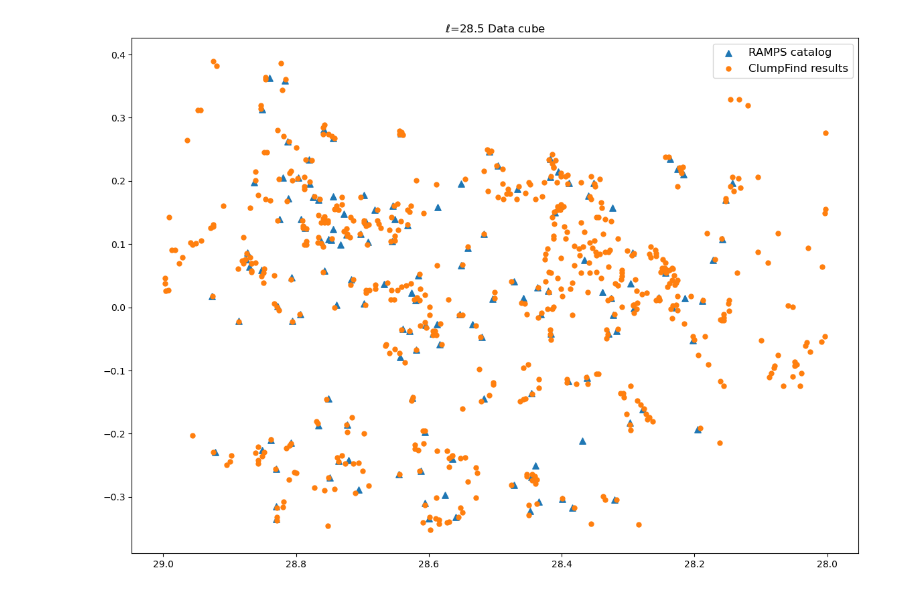
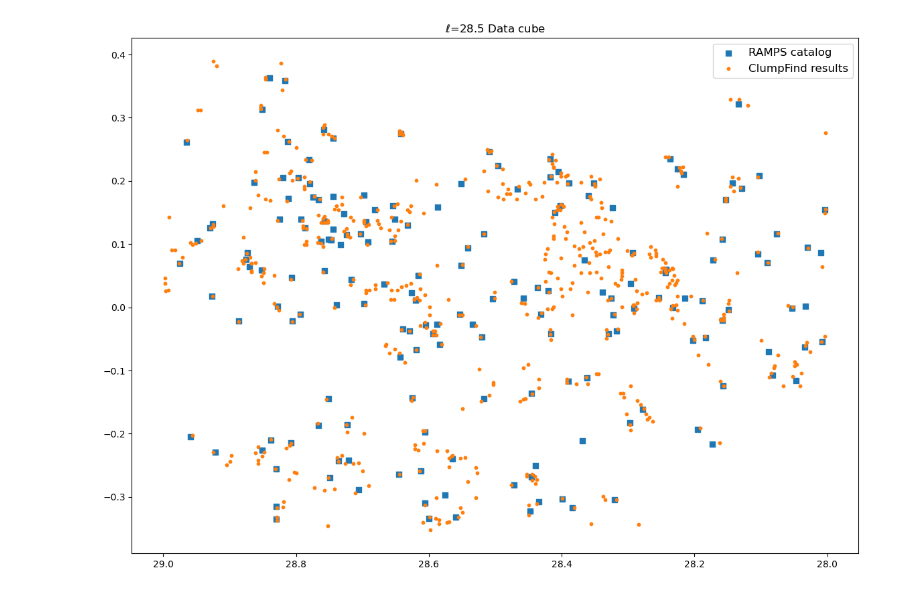
Before and after one commit to harrisonfwest/GBO-REU, a Jupyter notebook: Notebooks/RAMPS_CLF_Crossmatch.ipynb, the cells around one changed output. Cells and saved outputs as stored; diff of their text form; code cells hidden in the pictures.

Commit message:
progress on RAMPS/CLF matching

```diff
--- a/Notebooks/RAMPS_CLF_Crossmatch.ipynb
+++ b/Notebooks/RAMPS_CLF_Crossmatch.ipynb
@@ -20,0 +23,28 @@ v_eff = v / (u.km/u.s)
+# %%
+_28_5_data = pandas.read_csv('/users/hfwest/GBO-REU/Data/RAMPS_CLF/28_5.txt', sep = '\s+')
+_28_5_data['l'] = np.zeros(shape=len(_28_5_data))
+_28_5_data['b'] = np.zeros(shape=len(_28_5_data))
+_28_5_data['V_LSR'] = np.zeros(shape=len(_28_5_data))
+_28_5_data['ang_size'] = np.zeros(shape= len(_28_5_data))
+
+bound_sky_low = pixel_to_skycoord(max(_28_5_data['x']), min(_28_5_data['y']), Cube.wcs) # Counter-intuitive min/max for l because left = positive
+bound_sky_high = pixel_to_skycoord(min(_28_5_data['x']), max(_28_5_data['y']), Cube.wcs)
+low_l = bound_sky_low.l.value
+high_l = bound_sky_high.l.value
+low_b = bound_sky_low.b.value
+high_b = bound_sky_high.b.value
+
+for idx in range(len(_28_5_data)):
+    sky = pixel_to_skycoord(_28_5_data.iat[idx, 1], _28_5_data.iat[idx, 2], Cube.wcs) # Extract pixel values
+    l_val = sky.l.value
+    b_val = sky.b.value
+    _28_5_data.iat[idx, 11] = l_val
+    _28_5_data.iat[idx, 12] = b_val
+    _28_5_data.iat[idx, 13] = v_eff[_28_5_data.iat[idx,3], _28_5_data.iat[idx, 2], _28_5_data.iat[idx, 1]]
+
+    # Assume pixels in l and b are approximately equally sized
+    pix_ang_size = (high_l - low_l)/Cube.shape[2]
+    _28_5_data.iat[idx, 14] = _28_5_data.iat[idx, 7] * pix_ang_size * 60 # ang_size in arcmin, as in RAMPS catalog
+
+_28_5_data = _28_5_data.drop(columns= ['Ncl', 'x', 'y', 'v', 'FWHMx', 'FWHMy', 'FWHMv', 'Npix', 'R']) # Remove extraneous columns including original pixel values
+_28_5_data
@@ -84,12 +112,0 @@ clipped_RAMPS_data
-# %%
-_28_5_data = pandas.read_csv('/users/hfwest/GBO-REU/Data/RAMPS_CLF/28_5.txt', sep = '\s+')
-_28_5_data['l'] = np.zeros(shape=len(_28_5_data))
-_28_5_data['b'] = np.zeros(shape=len(_28_5_data))
-_28_5_data['V_LSR'] = np.zeros(shape=len(_28_5_data))
-
-for idx in range(len(_28_5_data)): # For each clump found, convert pixel value to real value:
-    _28_5_data.at[idx, 'l'] = x_eff[_28_5_data.at[idx, 'v'], _28_5_data.at[idx, 'y'], _28_5_data.at[idx, 'x']]
-    _28_5_data.at[idx, 'b'] = y_eff[_28_5_data.at[idx, 'v'], _28_5_data.at[idx, 'y'], _28_5_data.at[idx, 'x']]
-    _28_5_data.at[idx, 'V_LSR'] = v_eff[_28_5_data.at[idx, 'v'], _28_5_data.at[idx, 'y'], _28_5_data.at[idx, 'x']]
-
-_28_5_data = _28_5_data.drop(columns= ['Ncl', 'x', 'y', 'v', 'FWHMx', 'FWHMy', 'FWHMv', 'Npix']) # Remove extraneous columns including original pixel values
@@ -112,24 +113,23 @@ _28_5_data
 # %%
 clf_mask = _28_5_data['Tpeak'] >= min(clipped_RAMPS_data['T_peak'][1::])
 
-# Original catalog mask: entries within pixel bounds of data cube
 # ClumpFit result mask: Peak temperature of clump is higher than lowest clump T_peak in original catalog
 
 plt.figure(figsize= (14, 10))
 
 # For size based on theta_maj:
 # plt.scatter(clipped_RAMPS_data['l'][1::], clipped_RAMPS_data['b'][1::], marker='^', s=np.array(clipped_RAMPS_data['theta_maj'][1::].astype('float64'))*40, label= 'RAMPS catalog')
 
-plt.scatter(clipped_RAMPS_data['l'][1::], clipped_RAMPS_data['b'][1::], marker='^', s= 45, label= 'RAMPS catalog')
+plt.scatter(clipped_RAMPS_data['l'][1::], clipped_RAMPS_data['b'][1::], marker='s', s= 30, label= 'RAMPS catalog')
 
 # Only including clumps found to have peak T greater than lowest peak T in original catalog
 # plt.scatter(_28_5_data['l'][clf_mask], _28_5_data['b'][clf_mask], s=25, label= 'ClumpFind results')
 
-plt.scatter(_28_5_data['l'], _28_5_data['b'], s=25, label= 'ClumpFind results')
+plt.scatter(_28_5_data['l'][clf_mask], _28_5_data['b'][clf_mask], s=10, label= 'ClumpFind results')
 
 plt.title('$\ell$=28.5 Data cube')
 plt.legend(fontsize='large')
 plt.gca().invert_xaxis()
 plt.show()
 # %% [output]
-[figure, old version]
+[figure, new version]
```
Also changed, not shown: parts of 10 cells of this notebook.
